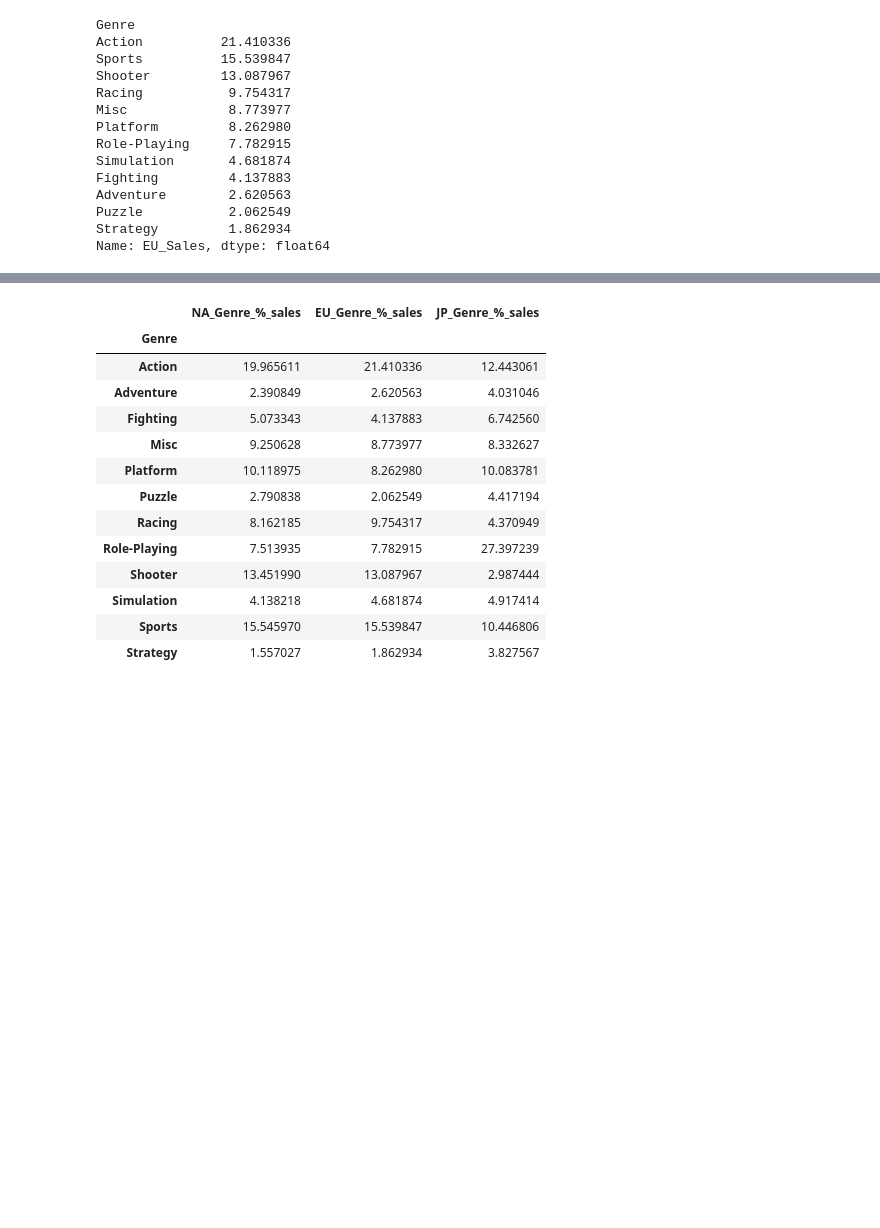
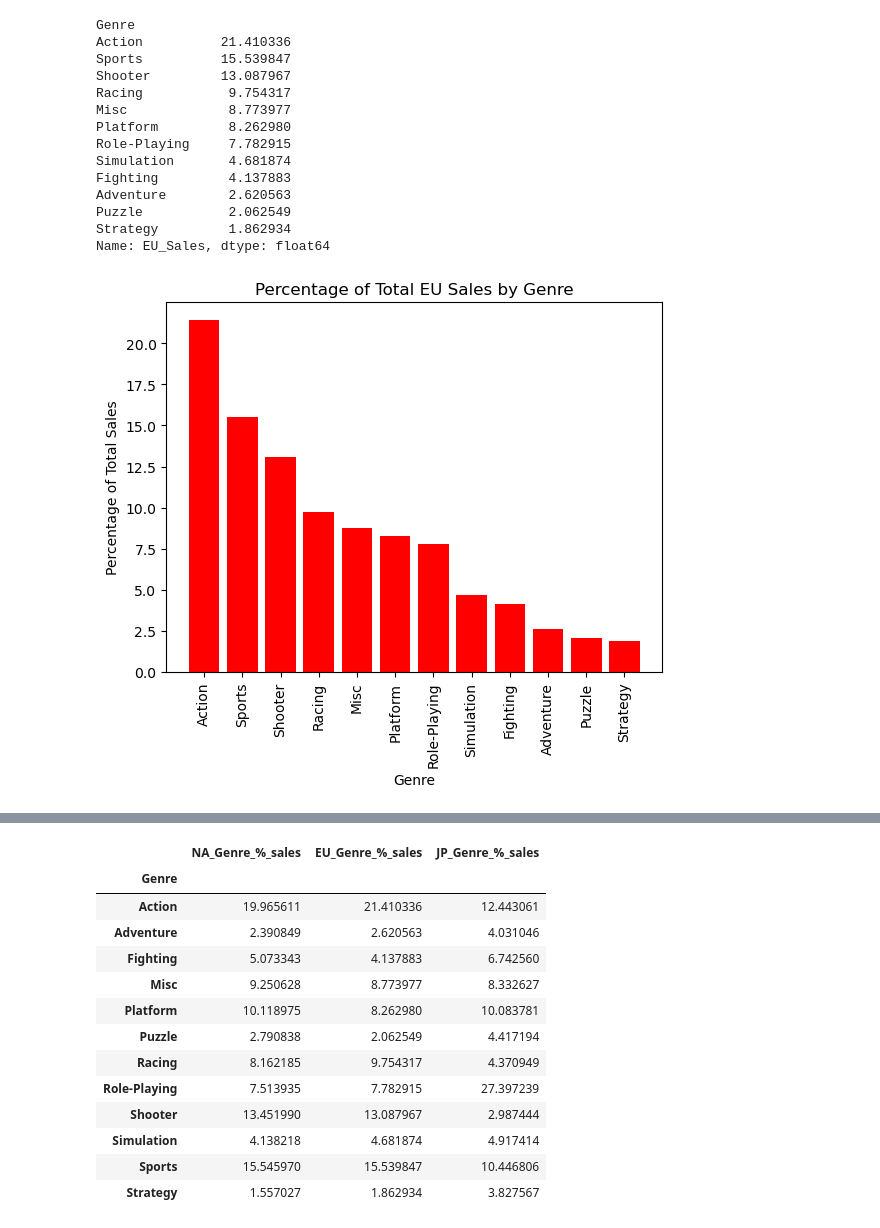
Before and after one commit to Espy2/Project_1_Steam_EDA, a Jupyter notebook: Steam_explore.ipynb, the cells around one changed output, grey strips where cells are left out. Saved outputs shown, nothing was run; the diff lists cells and outputs as text; code cells hidden in the pictures; blank space fills up the shorter version.

```diff
--- a/Steam_explore.ipynb
+++ b/Steam_explore.ipynb
@@ -74,36 +315,37 @@ Name: NA_Sales, dtype: float64
 # %%
 ttl_EU_sales = game_sales_df['EU_Sales'].sum()
 
 EU_genre_ttl_sales = game_sales_df.groupby('Genre')['EU_Sales'].sum()
 
 EU_Genre_pert = (EU_genre_ttl_sales/ttl_EU_sales)*100
 
 print(EU_Genre_pert.sort_values(ascending = False))
 
 EU_pert_sales_genre = EU_Genre_pert.sort_values(ascending = False)
 
-#plt.bar(EU_pert_sales_genre.index, EU_pert_sales_genre.values, color = 'red', alpha = 1, align = 'center')
+plt.bar(EU_pert_sales_genre.index, EU_pert_sales_genre.values, color = 'red', alpha = 1, align = 'center')
 
-#plt.xlabel('Genre')
-#plt.ylabel('Percentage of Total Sales')
-#plt.title('Percentage of Total EU Sales by Genre')
-#plt.xticks(rotation=90)
-#plt.show()
+plt.xlabel('Genre')
+plt.ylabel('Percentage of Total Sales')
+plt.title('Percentage of Total EU Sales by Genre')
+plt.xticks(rotation=90)
+plt.show()
 # %% [output]
 Genre
 Action          21.410336
 Sports          15.539847
 Shooter         13.087967
 Racing           9.754317
 Misc             8.773977
 Platform         8.262980
 Role-Playing     7.782915
 Simulation       4.681874
 Fighting         4.137883
 Adventure        2.620563
 Puzzle           2.062549
 Strategy         1.862934
 Name: EU_Sales, dtype: float64
+[figure, added]
 # %%
 ttl_JP_sales = game_sales_df['JP_Sales'].sum()
 
```
Also changed, not shown: parts of 24 cells of this notebook.
